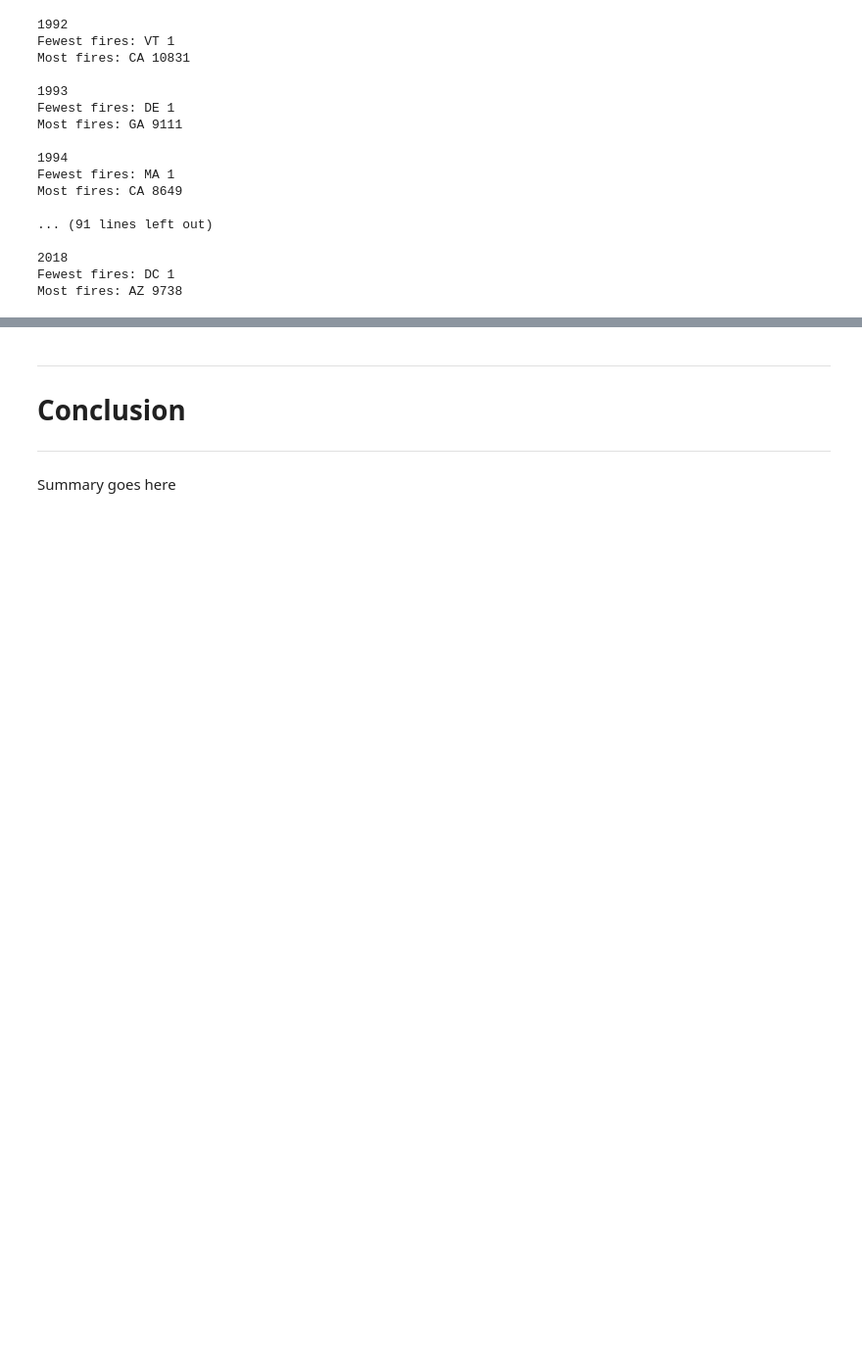
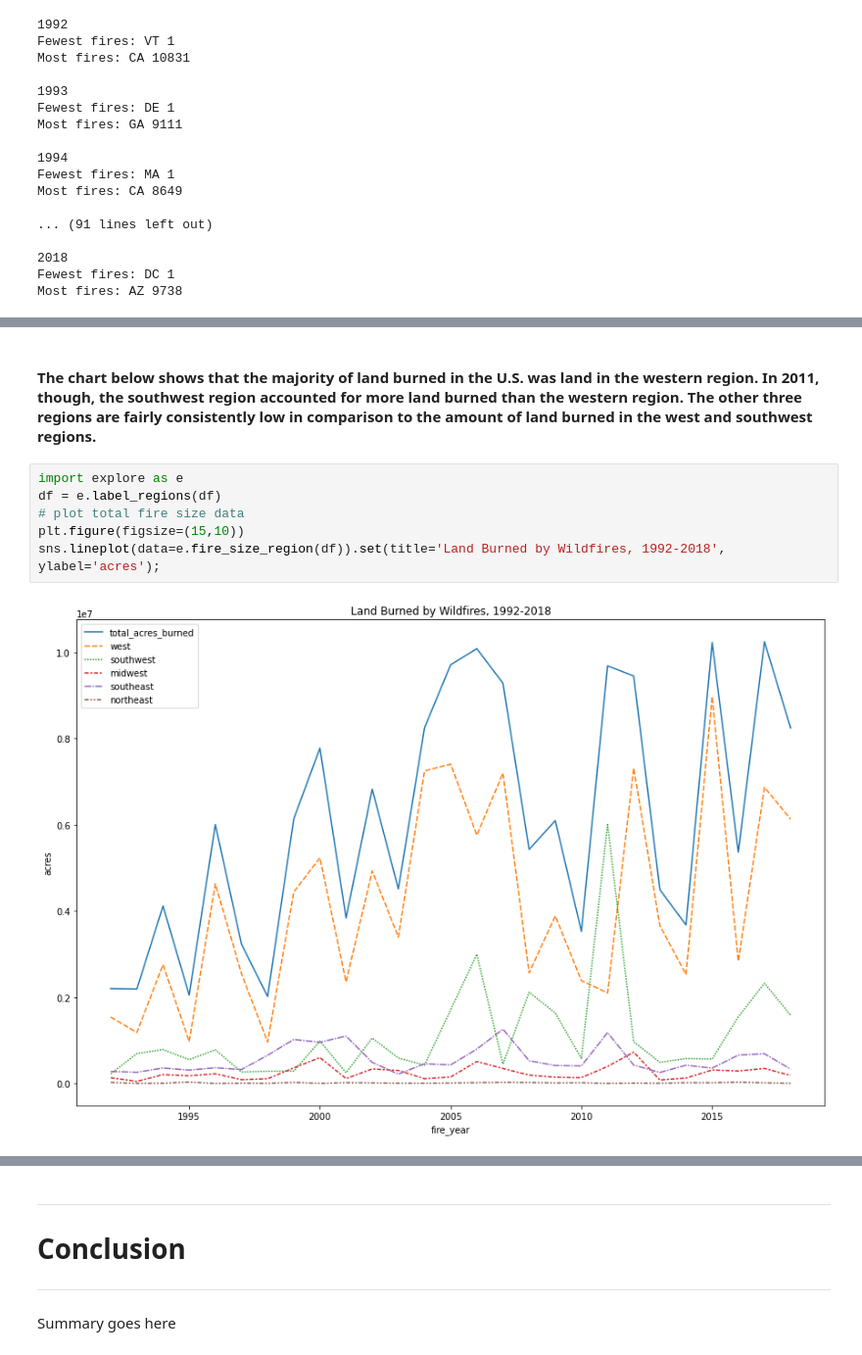
Before and after one commit to Dames-Researching-Flames/Sound-the-Alarm, a Jupyter notebook: Final_Report.ipynb, the cells around one changed output, grey strips where cells are left out. Shown at 98% size. Cells and saved outputs as stored; diff of their text form; blank space fills up the shorter version.

```diff
--- a/Final_Report.ipynb
+++ b/Final_Report.ipynb
@@ -527,0 +545,10 @@ Most fires: AZ 9738
+# %% [markdown]
+#### The chart below shows that the majority of land burned in the U.S. was land in the western region. In 2011, though, the southwest region accounted for more land burned than the western region. The other three regions are fairly consistently low in comparison to the amount of land burned in the west and southwest regions.
+# %%
+import explore as e
+df = e.label_regions(df)
+# plot total fire size data
+plt.figure(figsize=(15,10))
+sns.lineplot(data=e.fire_size_region(df)).set(title='Land Burned by Wildfires, 1992-2018', ylabel='acres');
+# %% [output]
+[figure, added]
```
Also changed, not shown: parts of 12 cells of this notebook, 4 other files.
